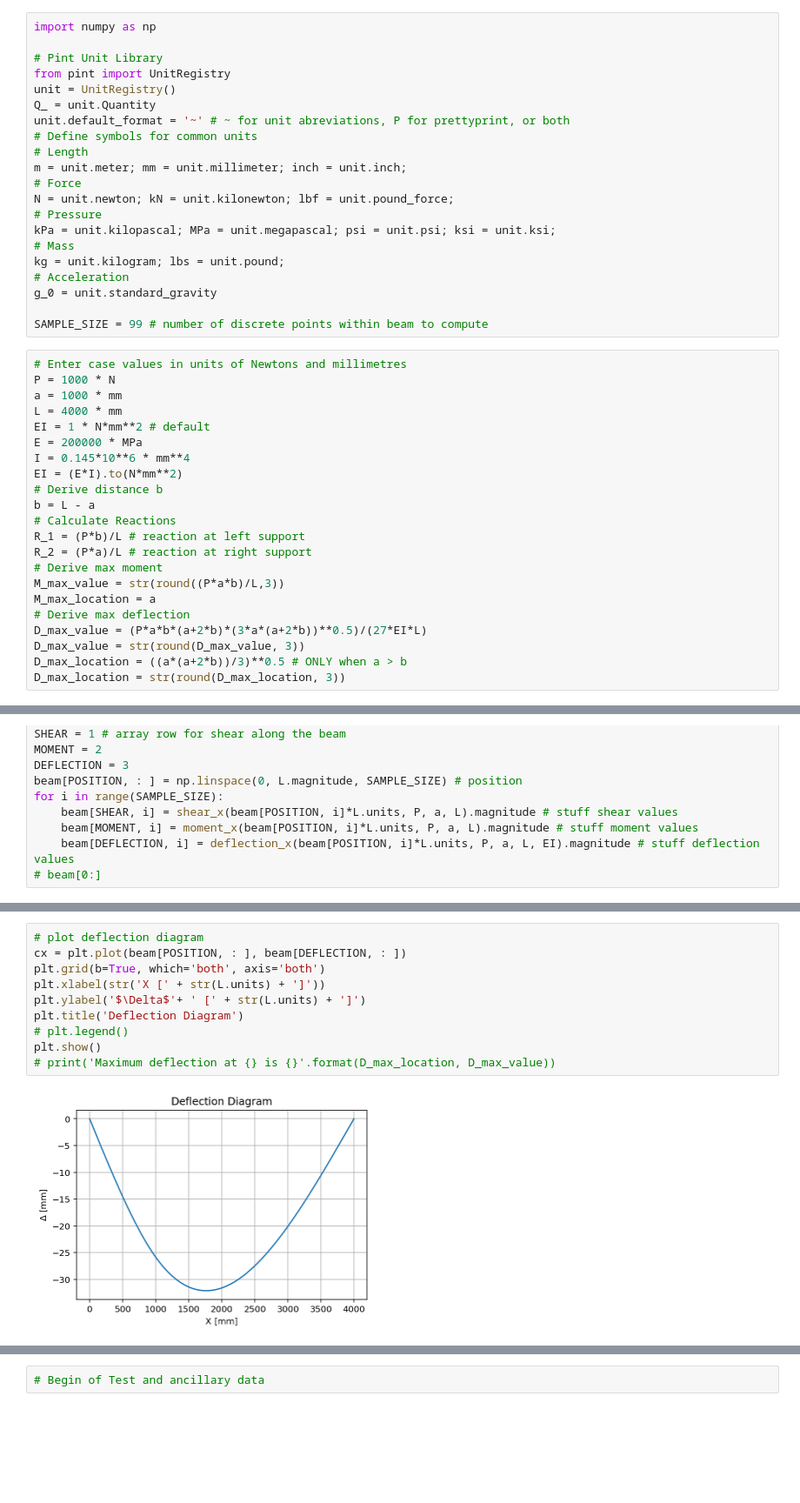
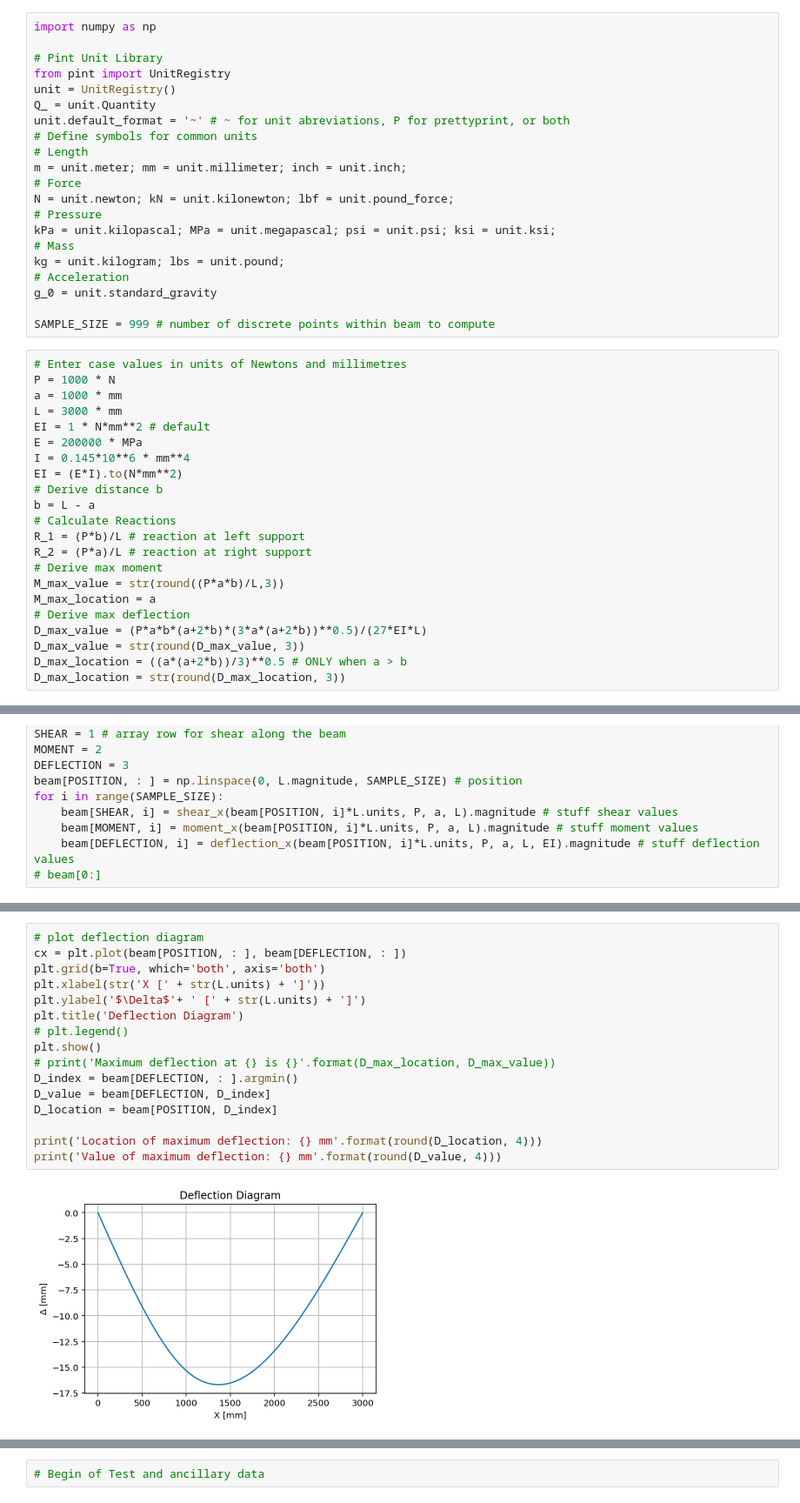
Before and after one commit to Ewdy/Structural-Design, a Jupyter notebook: Beam_Formulas/Beam_1.1.ipynb, the cells around one changed output, grey strips where cells are left out. Shown at 87% size. Cells and saved outputs as stored; diff of their text form; blank space fills up the shorter version.

```diff
--- a/Beam_Formulas/Beam_1.1.ipynb
+++ b/Beam_Formulas/Beam_1.1.ipynb
@@ -37,12 +37,12 @@ kg = unit.kilogram; lbs = unit.pound;
 # Acceleration
 g_0 = unit.standard_gravity
 
-SAMPLE_SIZE = 99 # number of discrete points within beam to compute
+SAMPLE_SIZE = 999 # number of discrete points within beam to compute
 # %%
 # Enter case values in units of Newtons and millimetres
 P = 1000 * N
 a = 1000 * mm
-L = 4000 * mm
+L = 3000 * mm
 EI = 1 * N*mm**2 # default
 E = 200000 * MPa
 I = 0.145*10**6 * mm**4
@@ -185,12 +185,18 @@ Maximum moment at 1000 mm is 750000.0 N * mm
 # %%
 # plot deflection diagram
 cx = plt.plot(beam[POSITION, : ], beam[DEFLECTION, : ])
 plt.grid(b=True, which='both', axis='both')
 plt.xlabel(str('X [' + str(L.units) + ']'))
 plt.ylabel('$\Delta$'+ ' [' + str(L.units) + ']')
 plt.title('Deflection Diagram')
 # plt.legend()
 plt.show()
 # print('Maximum deflection at {} is {}'.format(D_max_location, D_max_value))
+D_index = beam[DEFLECTION, : ].argmin()
+D_value = beam[DEFLECTION, D_index]
+D_location = beam[POSITION, D_index]
+
+print('Location of maximum deflection: {} mm'.format(round(D_location, 4)))
+print('Value of maximum deflection: {} mm'.format(round(D_value, 4)))
 # %% [output]
-[figure, old version]
+[figure, new version]
```
Also changed, not shown: parts of 6 cells of this notebook, 1 other file.
